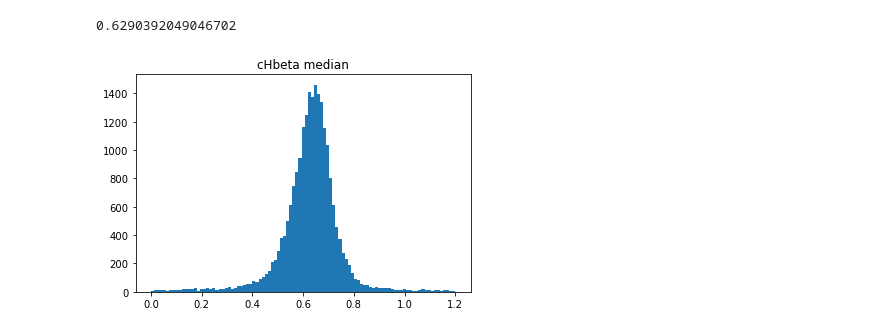
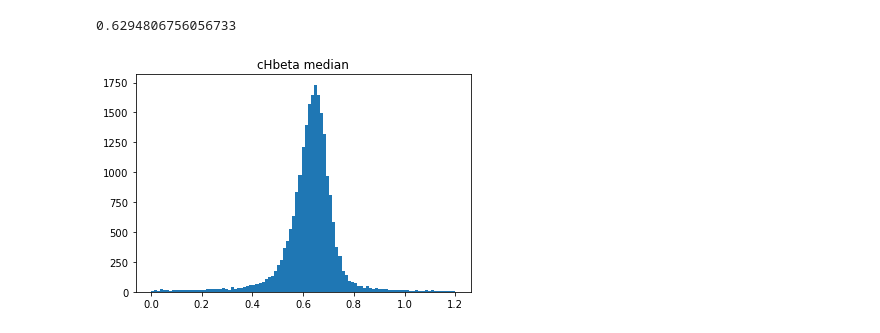
Before and after one commit to Morisset/MUSE_PNe, a Jupyter notebook: pipelineMC.ipynb, the cells around one changed output. Cells and saved outputs as stored; diff of their text form; code cells hidden in the pictures.

```diff
--- a/pipelineMC.ipynb
+++ b/pipelineMC.ipynb
@@ -127,0 +12,7 @@ ax.set_title('cHbeta original');
+# %%
+PL = pipeline.PipeLine()
+PL.add_MC(150)
+f, (ax1, ax2) = plt.subplots(1, 2, figsize=(14, 7), subplot_kw={'projection': PL.wcs})
+PL.red_cor_obs(plot_=True, ax=ax1, vmin=0.5, vmax=.8, title='cHbeta (median)')
+image = PL.get_image(PL.obs.extinction.cHbeta, type_='orig') / PL.get_image(PL.obs.extinction.cHbeta, type_='median')
+PL.plot(ax=ax2, image=image, vmin=0.5, vmax=1.5, cmap='jet', title='cHbeta Original / Median')
@@ -128,8 +35,8 @@ ax.set_title('cHbeta original');
 # %%
 f, ax = plt.subplots()
-ax.hist(np.nanmedian(c_Hbeta, 2).ravel(), bins=np.linspace(0, 1.2, 100))
+ax.hist(PL.get_image(PL.obs.extinction.cHbeta, type_='median').ravel(), bins=np.linspace(0, 1.2, 100))
 ax.set_title('cHbeta median')
-print(np.nanmedian(c_Hbeta));
+print(np.nanmedian(PL.obs.extinction.cHbeta));
 # %% [output]
-0.6290392049046702
+0.6294806756056733
-[figure, old version]
+[figure, new version]
```
Also changed, not shown: parts of 32 cells of this notebook.
